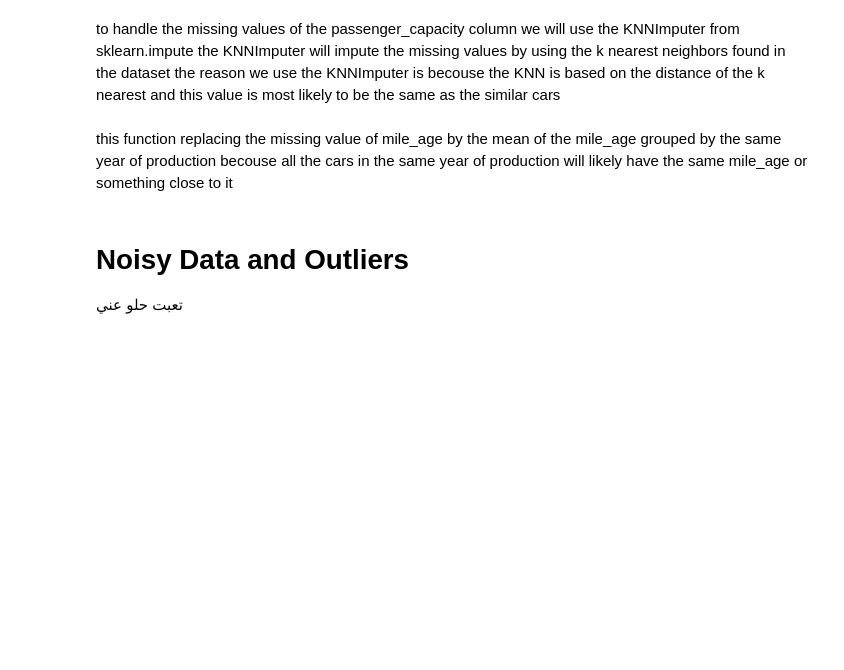
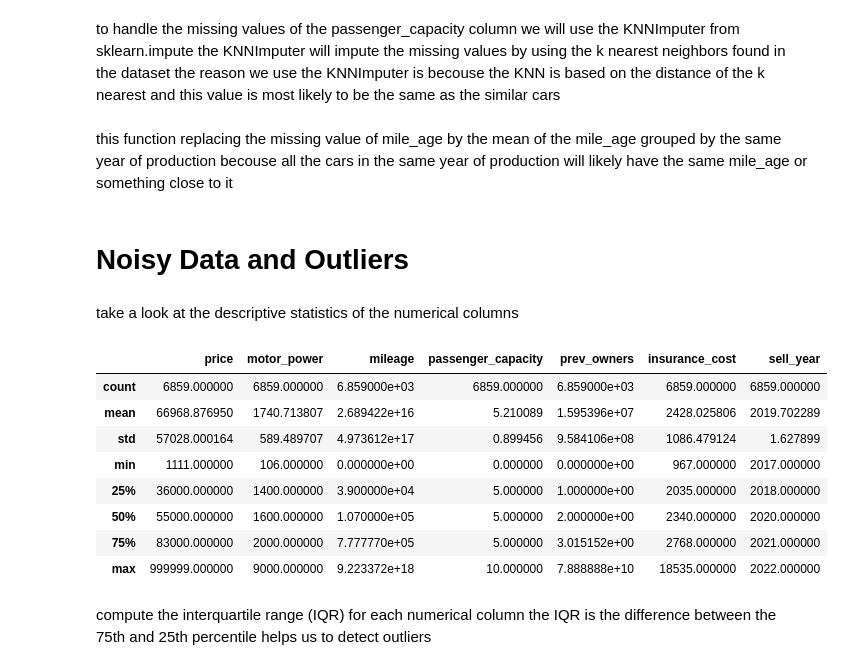
Before and after one commit to mohamadhase/Car-Price-Prediction, a Jupyter notebook: notebooks/car_prediction.ipynb, the cells around one changed output. Cells and saved outputs as stored; diff of their text form; code cells hidden in the pictures; blank space fills up the shorter version.

```diff
--- a/notebooks/car_prediction.ipynb
+++ b/notebooks/car_prediction.ipynb
@@ -7,6 +7,9 @@ import matplotlib.pyplot as plt
 import re
 import convert_numbers
 from sklearn.impute import KNNImputer
+from math import sqrt
+from sklearn.preprocessing import LabelEncoder , OneHotEncoder
+pd.set_option('display.max_columns', None)
 # %% [markdown]
 read the data from /data folder
 # %%
@@ -144,25 +147,25 @@ def normalize_prev_owner(prev_owner: str)->str or np.nan:
     if re.search(r'صفر|مش|وارد|مان|احد|يوجد|استيراد|مستورد|شرك|انا', prev_owner):
         return '0'
     if re.search(r'أول|اول|1', prev_owner):
-        return '0'
+        return '1'
     if re.search(r'ثان|تان|2|اثنان', prev_owner):
-        return '0'
+        return '2'
     if re.search(r'ثالث|تالث|3|ثلاث|تلات|تالت', prev_owner):
-        return '0'
+        return '3'
     if re.search(r'رابع|4|اربع|اربعة|اربعه', prev_owner):
-        return '0'
+        return '4'
     if re.search(r'خامس|5|خمس|خمسة|خمسه', prev_owner):
-        return '0'
+        return '5'
     if re.search(r'سادس|6|سادسة|سادسه', prev_owner):
-        return '0'
+        return '6'
     if re.search(r'سابع|7|سابعة|سابعه', prev_owner):
-        return '0'
+        return '7'
     if re.search(r'ثامن|8|ثامنة|ثامنه', prev_owner):
-        return '0'
+        return '8'
     if re.search(r'تاسع|9|تاسعة|تاسعه', prev_owner):
-        return '0'
+        return '9'
     if re.search(r'عاشر|10|عشر|عشرة|عشره', prev_owner):
-        return '0'
+        return '10'
     if re.search('يد', prev_owner):
         try :
             return str(int(re.search(r'\d+', prev_owner).group()))
@@ -248,6 +253,24 @@ def mile_age_mean(row: pd.Series)->pd.Series:
 # %%
 car_data = car_data.apply(mile_age_mean, axis=1)
 car_data = car_data[car_data['mileage'].notna()]
+car_data['mileage'] = car_data['mileage'].astype(np.uint64)
 # %% [markdown]
 # Noisy  Data and Outliers
-تعبت حلو عني
+# %% [markdown]
+take a look at the descriptive statistics of the numerical columns
+# %%
+car_data.describe()
+# %% [output]
+|  | price | motor_power | mileage | passenger_capacity | prev_owners | insurance_cost | sell_year |
+| count | 6859.000000 | 6859.000000 | 6.859000e+03 | 6859.000000 | 6.859000e+03 | 6859.000000 | 6859.000000 |
+| mean | 66968.876950 | 1740.713807 | 2.689422e+16 | 5.210089 | 1.595396e+07 | 2428.025806 | 2019.702289 |
+| std | 57028.000164 | 589.489707 | 4.973612e+17 | 0.899456 | 9.584106e+08 | 1086.479124 | 1.627899 |
+| min | 1111.000000 | 106.000000 | 0.000000e+00 | 0.000000 | 0.000000e+00 | 967.000000 | 2017.000000 |
+| 25% | 36000.000000 | 1400.000000 | 3.900000e+04 | 5.000000 | 1.000000e+00 | 2035.000000 | 2018.000000 |
+| 50% | 55000.000000 | 1600.000000 | 1.070000e+05 | 5.000000 | 2.000000e+00 | 2340.000000 | 2020.000000 |
+| 75% | 83000.000000 | 2000.000000 | 7.777770e+05 | 5.000000 | 3.015152e+00 | 2768.000000 | 2021.000000 |
+| max | 999999.000000 | 9000.000000 | 9.223372e+18 | 10.000000 | 7.888888e+10 | 18535.000000 | 2022.000000 |
+# %% [markdown]
+compute the interquartile range (IQR) for each numerical column
+the IQR is the difference between the 75th and 25th percentile
+helps us to detect outliers
```
Also changed, not shown: parts of 31 cells of this notebook, 4 other files.
